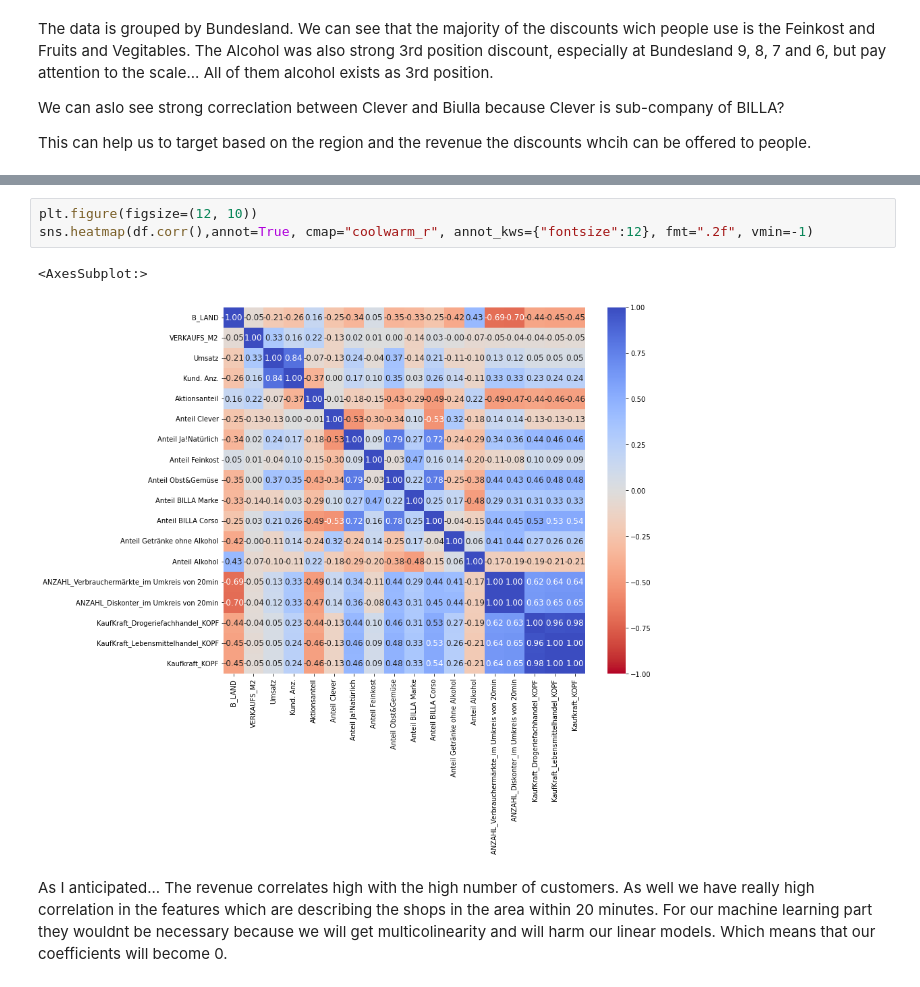
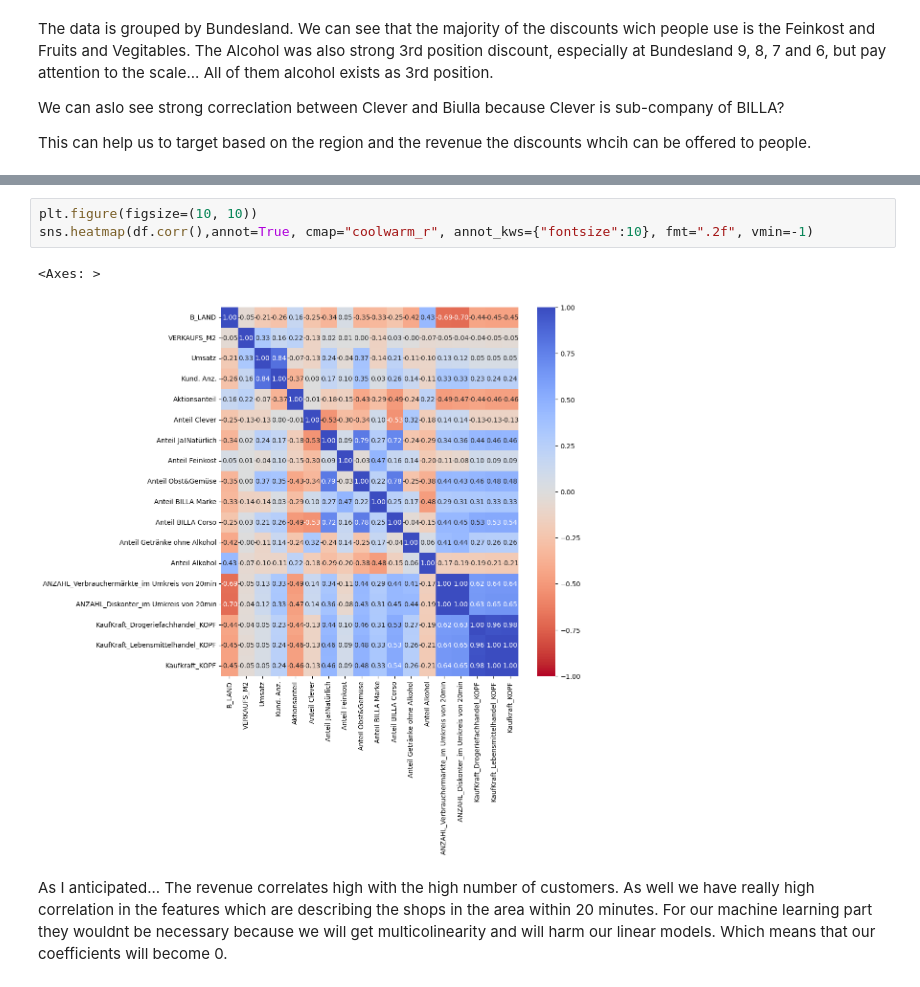
Before and after one commit to pythonTedo/Jo-CustemerCard, a Jupyter notebook: datainspect.ipynb, the cells around one changed output, grey strips where cells are left out. Drawn from its saved outputs; the diff is of its cells as text.

```diff
--- a/datainspect.ipynb
+++ b/datainspect.ipynb
@@ -88,9 +93,9 @@ sns.barplot(gr_bland.index, gr_bland.Umsatz)
 # %%
-plt.figure(figsize=(12, 10))
-sns.heatmap(df.corr(),annot=True, cmap="coolwarm_r", annot_kws={"fontsize":12}, fmt=".2f", vmin=-1)
+plt.figure(figsize=(10, 10))
+sns.heatmap(df.corr(),annot=True, cmap="coolwarm_r", annot_kws={"fontsize":10}, fmt=".2f", vmin=-1)
 # %% [output]
-<AxesSubplot:>
+<Axes: >
-[figure, old version]
+[figure, new version]
 # %% [markdown]
 As I anticipated... The revenue correlates high with the high number of customers. As well we have really high correlation in the features which are describing the shops in the area within 20 minutes. For our machine learning part they wouldnt be necessary because we will get multicolinearity and will harm our linear models. Which means that our coefficients will become 0.
 # %%
```
Also changed, not shown: parts of 28 cells of this notebook, 6 other files.
